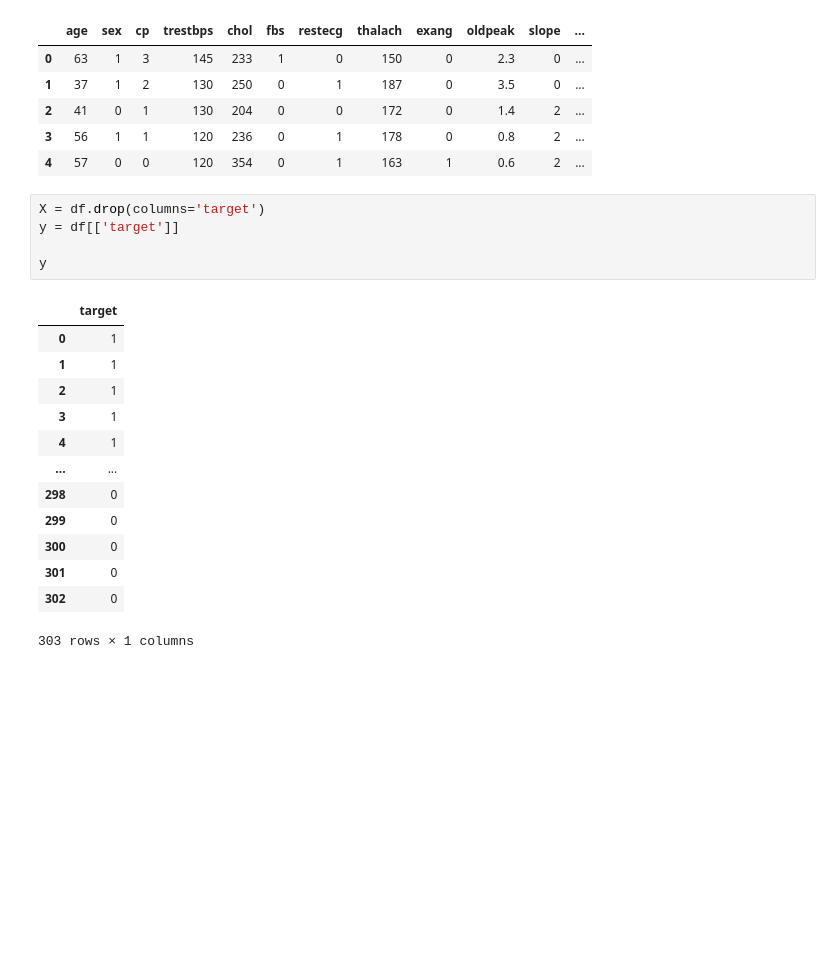
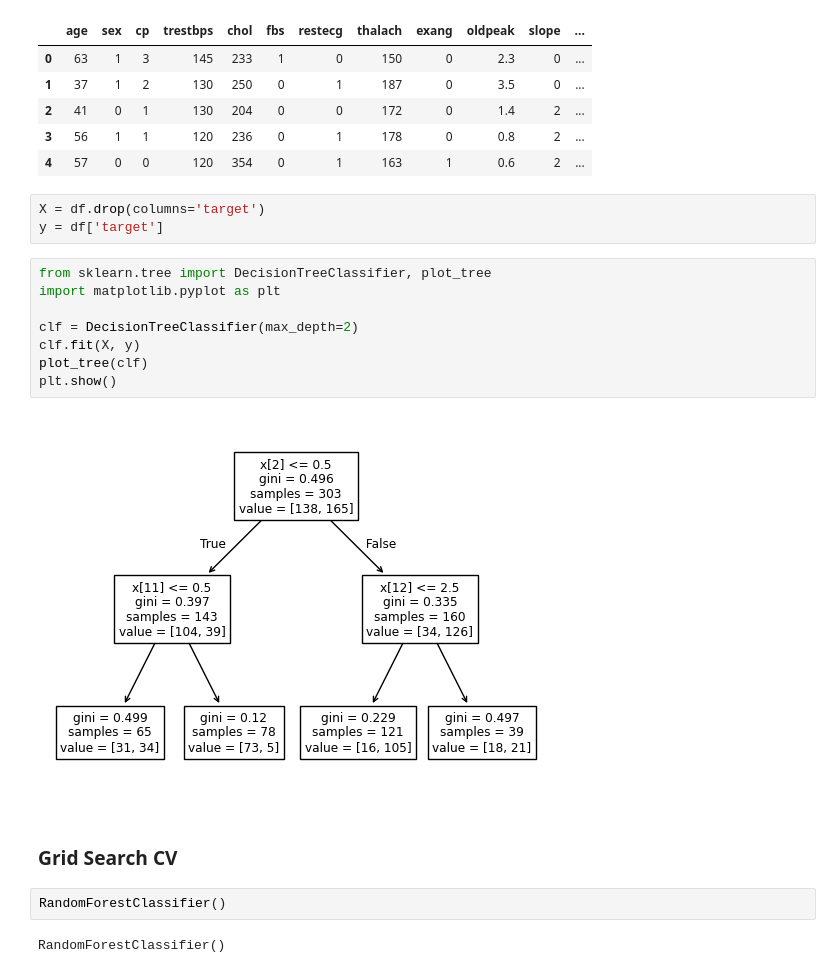
Before and after one commit to ReetamBG/100-Days-of-ML-CampusX, a Jupyter notebook: day65-random-forest/my_notebook_2.ipynb, the cells around one changed output. Cells and saved outputs as stored; diff of their text form; blank space fills up the shorter version.

```diff
--- a/day65-random-forest/my_notebook_2.ipynb
+++ b/day65-random-forest/my_notebook_2.ipynb
@@ -15,20 +15,20 @@ df.head()
 | 4 | 57 | 0 | 0 | 120 | 354 | 0 | 1 | 163 | 1 | 0.6 | 2 | ... |
 # %%
 X = df.drop(columns='target')
-y = df[['target']]
-
-y
+y = df['target']
-# %% [output]
-|  | target |
-| 0 | 1 |
-| 1 | 1 |
-| 2 | 1 |
-| 3 | 1 |
-| 4 | 1 |
-| ... | ... |
-| 298 | 0 |
-| 299 | 0 |
-| 300 | 0 |
-| 301 | 0 |
-| 302 | 0 |
-303 rows × 1 columns
+# %%
+from sklearn.tree import DecisionTreeClassifier, plot_tree
+import matplotlib.pyplot as plt
+
+clf = DecisionTreeClassifier(max_depth=2)
+clf.fit(X, y)
+plot_tree(clf)
+plt.show()
+# %% [output]
+[figure, added]
+# %% [markdown]
+### Grid Search CV
+# %%
+RandomForestClassifier()
+# %% [output]
+RandomForestClassifier()
```
Also changed, not shown: parts of 1 cell of this notebook, 37 other files.
